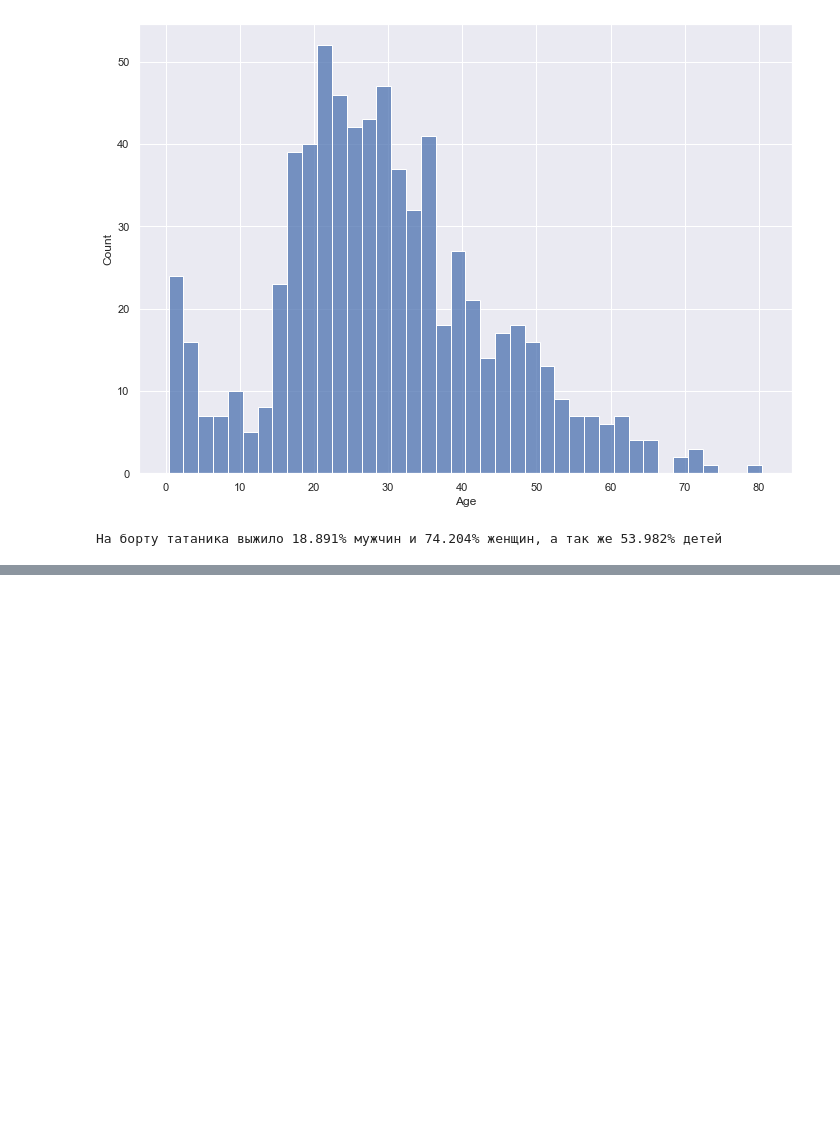
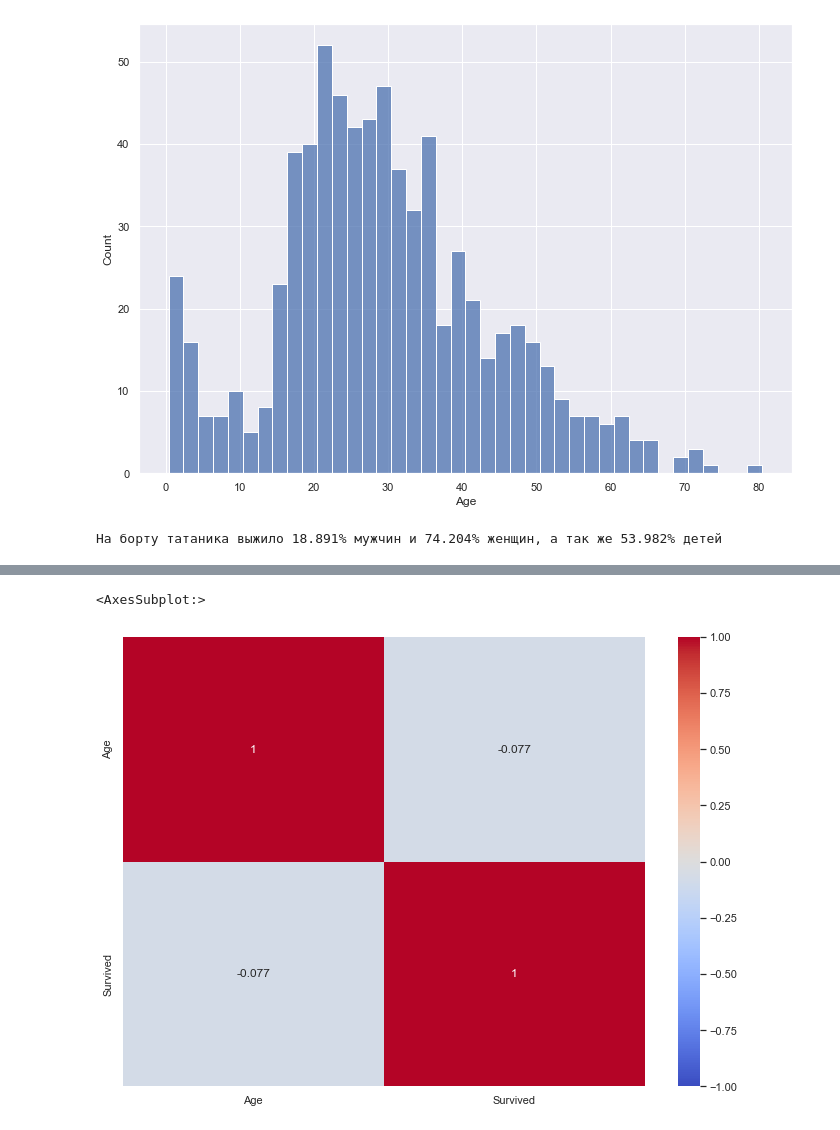
Before and after one commit to ZooMeeK/DataScience, a Jupyter notebook: Homework/03-homework.ipynb, the cells around one changed output, grey strips where cells are left out. Drawn from its saved outputs; the diff is of its cells as text; code cells hidden in the pictures; blank space fills up the shorter version.

```diff
--- a/Homework/03-homework.ipynb
+++ b/Homework/03-homework.ipynb
@@ -77,3 +78,6 @@ children_surv_percent = df[['Survived', 'Age']].groupby(df['Age'][df['Age'] < 18
 print(f'На борту татаника выжило {round(male_surv_percent.sum()*100, 3)}% мужчин и {round(female_surv_percent.sum()*100, 3)}% женщин, а так же {round(children_surv_percent*100, 3)}% детей')
 # %% [output]
 На борту татаника выжило 18.891% мужчин и 74.204% женщин, а так же 53.982% детей
+# %%
+df_corr = df[['Age', 'Survived', 'Sex']].dropna(axis = 0, how = 'any')
+df_corr
@@ -79,0 +98,5 @@ print(f'На борту татаника выжило {round(male_surv_percent.s
+# %%
+sns.heatmap(df_corr.corr(), annot = True, vmin=-1, vmax=1, center= 0, cmap= 'coolwarm')
+# %% [output]
+<AxesSubplot:>
+[figure, added]
```
Also changed, not shown: parts of 5 cells of this notebook.
